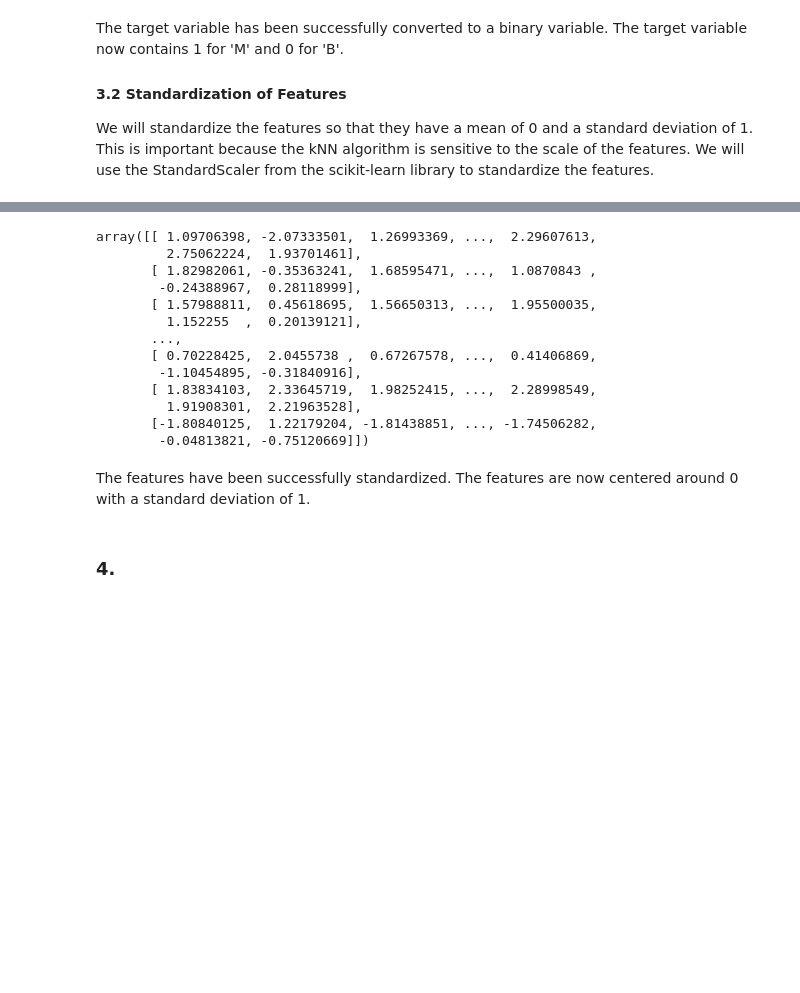
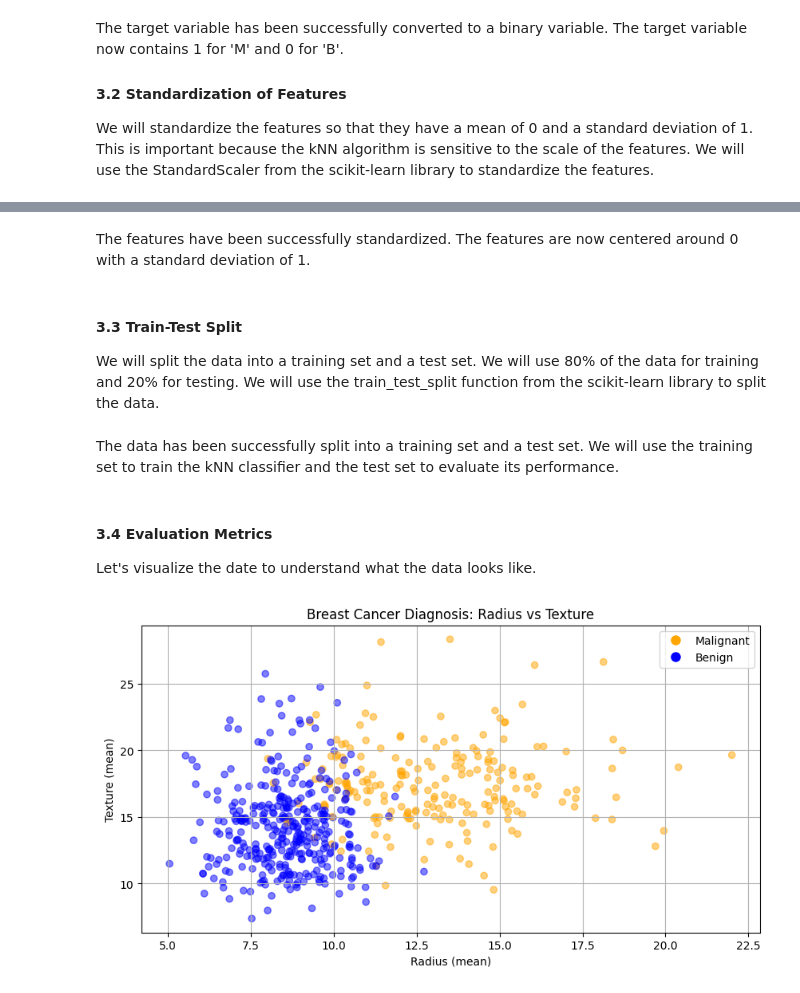
Before and after one commit to Group-6-Software-Development/Data-Handling-and-Machine-Learning, a Jupyter notebook: home_assignments/Task_2-kNN_Classifier.ipynb, the cells around one changed output, grey strips where cells are left out. Drawn from its saved outputs; the diff is of its cells as text; code cells hidden in the pictures; blank space fills up the shorter version.

```diff
--- a/home_assignments/Task_2-kNN_Classifier.ipynb
+++ b/home_assignments/Task_2-kNN_Classifier.ipynb
@@ -95,20 +107,6 @@ features_scaled = scaler.fit_transform(features)
-# %%
-features_scaled
-# %% [output]
-array([[ 1.09706398, -2.07333501,  1.26993369, ...,  2.29607613,
-         2.75062224,  1.93701461],
-       [ 1.82982061, -0.35363241,  1.68595471, ...,  1.0870843 ,
-        -0.24388967,  0.28118999],
-       [ 1.57988811,  0.45618695,  1.56650313, ...,  1.95500035,
-         1.152255  ,  0.20139121],
-       ...,
-       [ 0.70228425,  2.0455738 ,  0.67267578, ...,  0.41406869,
-        -1.10454895, -0.31840916],
-       [ 1.83834103,  2.33645719,  1.98252415, ...,  2.28998549,
-         1.91908301,  2.21963528],
-       [-1.80840125,  1.22179204, -1.81438851, ..., -1.74506282,
-        -0.04813821, -0.75120669]])
 # %% [markdown]
 The features have been successfully standardized. The features are now centered around 0 with a standard deviation of 1.
 # %% [markdown]
-### 4.
+#### 3.3 Train-Test Split
+
+We will split the data into a training set and a test set. We will use 80% of the data for training and 20% for testing. We will use the train_test_split function from the scikit-learn library to split the data.
@@ -114,0 +115,32 @@ The features have been successfully standardized. The features are now centered
+# %% [markdown]
+The data has been successfully split into a training set and a test set. We will use the training set to train the kNN classifier and the test set to evaluate its performance.
+# %% [markdown]
+#### 3.4 Evaluation Metrics
+
+Let's visualize the date to understand what the data looks like.
+# %%
+import matplotlib.pyplot as plt
+
+fig, ax = plt.subplots(figsize=(10, 5))
+
+colors = targets["Diagnosis"].map({0: "blue", 1: "orange"})
+
+radius_mean = (features["radius1"] + features["radius2"] + features["radius3"]) / 3
+texture_mean = (features["texture1"] + features["texture2"] + features["texture3"]) / 3
+
+plt.scatter(radius_mean, texture_mean, c=colors, alpha=0.5)
+plt.title("Breast Cancer Diagnosis: Radius vs Texture")
+
+plt.xlabel("Radius (mean)")
+plt.ylabel("Texture (mean)")
+
+plt.legend(handles=[
+    plt.Line2D([0], [0], marker='o', color='w', label='Malignant', markerfacecolor='orange', markersize=10),
+    plt.Line2D([0], [0], marker='o', color='w', label='Benign', markerfacecolor='blue', markersize=10)
+])
+
+plt.grid(True)
+
+plt.show()
+# %% [output]
+[figure, added]
```
Also changed, not shown: parts of 9 cells of this notebook.
